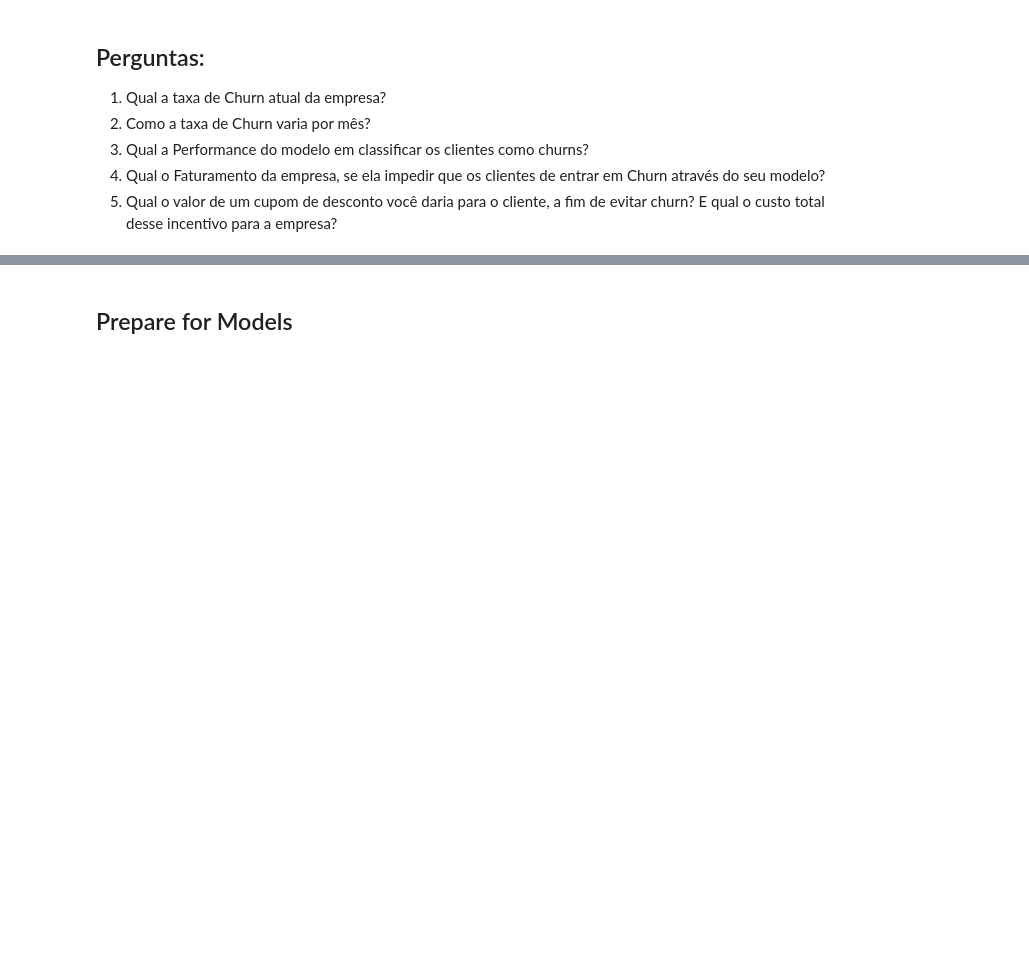
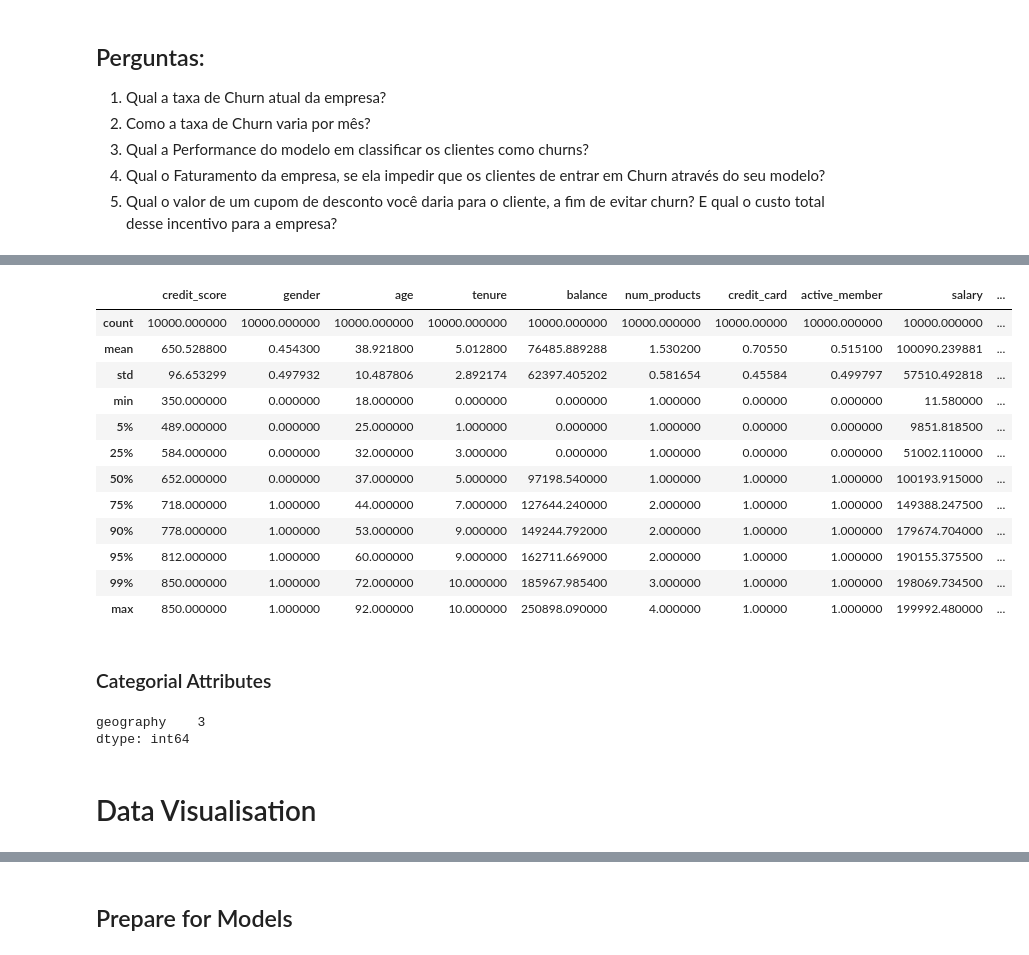
Before and after one commit to gcsantucci/churn_TopBank, a Jupyter notebook: churn_eda.ipynb, the cells around one changed output, grey strips where cells are left out. Saved outputs shown, nothing was run; the diff lists cells and outputs as text; code cells hidden in the pictures; blank space fills up the shorter version.

```diff
--- a/churn_eda.ipynb
+++ b/churn_eda.ipynb
@@ -147,0 +164,4 @@ Index(['CreditScore', 'Geography', 'Gender', 'Age', 'Tenure', 'Balance',
+# %%
+print(df1.gender.unique())
+df1.gender = df1.gender.map({'Male': 0,'Female': 1})
+df1.gender.head()
@@ -148,3 +290,28 @@ Index(['CreditScore', 'Geography', 'Gender', 'Age', 'Tenure', 'Balance',
+# %%
+df1.describe([0.05,0.25,0.50,0.75,0.90,0.95,0.99])
+# %% [output]
+|  | credit_score | gender | age | tenure | balance | num_products | credit_card | active_member | salary | ... |
+| count | 10000.000000 | 10000.000000 | 10000.000000 | 10000.000000 | 10000.000000 | 10000.000000 | 10000.00000 | 10000.000000 | 10000.000000 | ... |
+| mean | 650.528800 | 0.454300 | 38.921800 | 5.012800 | 76485.889288 | 1.530200 | 0.70550 | 0.515100 | 100090.239881 | ... |
+| std | 96.653299 | 0.497932 | 10.487806 | 2.892174 | 62397.405202 | 0.581654 | 0.45584 | 0.499797 | 57510.492818 | ... |
+| min | 350.000000 | 0.000000 | 18.000000 | 0.000000 | 0.000000 | 1.000000 | 0.00000 | 0.000000 | 11.580000 | ... |
+| 5% | 489.000000 | 0.000000 | 25.000000 | 1.000000 | 0.000000 | 1.000000 | 0.00000 | 0.000000 | 9851.818500 | ... |
+| 25% | 584.000000 | 0.000000 | 32.000000 | 3.000000 | 0.000000 | 1.000000 | 0.00000 | 0.000000 | 51002.110000 | ... |
+| 50% | 652.000000 | 0.000000 | 37.000000 | 5.000000 | 97198.540000 | 1.000000 | 1.00000 | 1.000000 | 100193.915000 | ... |
+| 75% | 718.000000 | 1.000000 | 44.000000 | 7.000000 | 127644.240000 | 2.000000 | 1.00000 | 1.000000 | 149388.247500 | ... |
+| 90% | 778.000000 | 1.000000 | 53.000000 | 9.000000 | 149244.792000 | 2.000000 | 1.00000 | 1.000000 | 179674.704000 | ... |
+| 95% | 812.000000 | 1.000000 | 60.000000 | 9.000000 | 162711.669000 | 2.000000 | 1.00000 | 1.000000 | 190155.375500 | ... |
+| 99% | 850.000000 | 1.000000 | 72.000000 | 10.000000 | 185967.985400 | 3.000000 | 1.00000 | 1.000000 | 198069.734500 | ... |
+| max | 850.000000 | 1.000000 | 92.000000 | 10.000000 | 250898.090000 | 4.000000 | 1.00000 | 1.000000 | 199992.480000 | ... |
+# %% [markdown]
+### Categorial Attributes
+# %%
+cat_attr.apply( lambda x: x.unique().shape[0])
+# %% [output]
+geography    3
+dtype: int64
+# %% [markdown]
+# Data Visualisation
 # %%
 def hargs(bins=np.arange(0, 2, 1), hstep='step', lwidth=3, c='r', label='Churn', normed=False):
     return {'bins': bins, 'histtype': hstep, 'linewidth': lwidth, 'color': c, 'density': normed, 'label': label}
```
Also changed, not shown: parts of 64 cells of this notebook, 1 other file.
